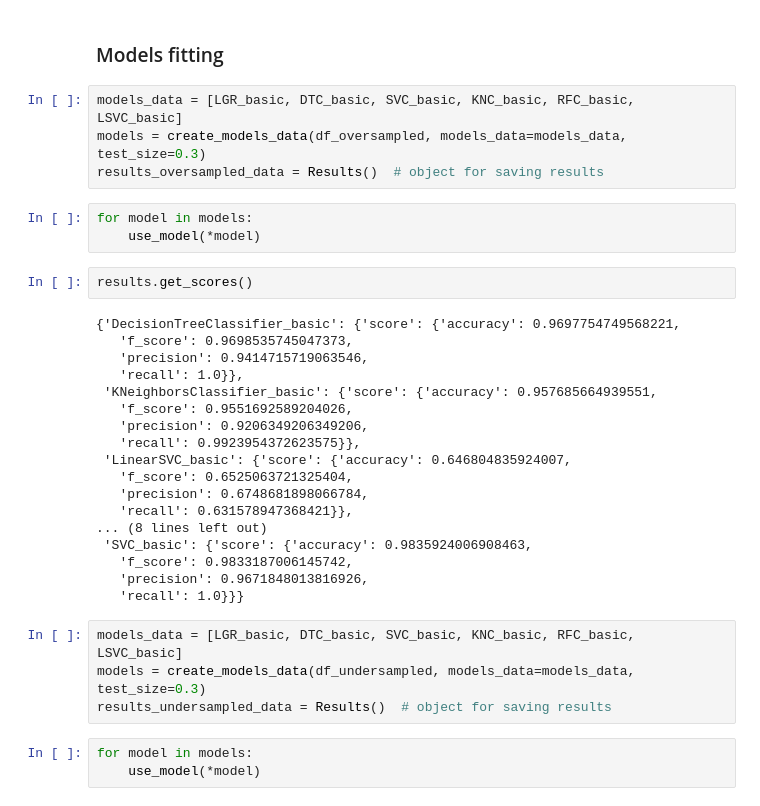
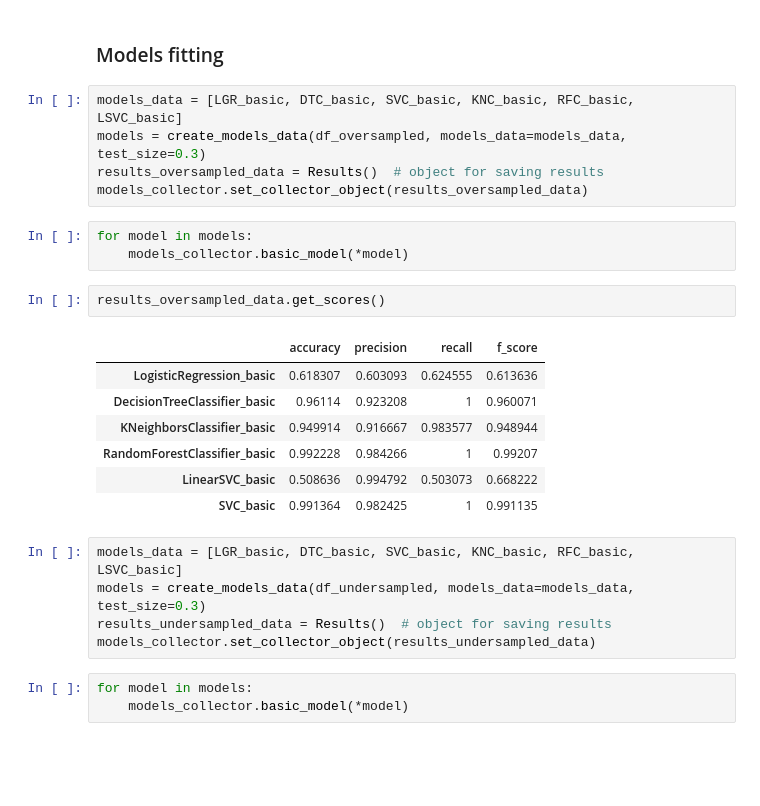
Before and after one commit to Belket/ResperatoryDeseaseClassification, a Jupyter notebook: Disease classification.ipynb, the cells around one changed output. Saved outputs shown, nothing was run; the diff lists cells and outputs as text; blank space fills up the shorter version.

```diff
--- a/Disease classification.ipynb
+++ b/Disease classification.ipynb
@@ -304,36 +324,28 @@ df_undersampled = pd.concat([df_minor, df_major_downsampled])
 models_data = [LGR_basic, DTC_basic, SVC_basic, KNC_basic, RFC_basic, LSVC_basic]
 models = create_models_data(df_oversampled, models_data=models_data, test_size=0.3)
 results_oversampled_data = Results()  # object for saving results
+models_collector.set_collector_object(results_oversampled_data)
 # %%
 for model in models:
-    use_model(*model)
+    models_collector.basic_model(*model)
 # %%
-results.get_scores()
+results_oversampled_data.get_scores()
 # %% [output]
-{'DecisionTreeClassifier_basic': {'score': {'accuracy': 0.9697754749568221,
-   'f_score': 0.9698535745047373,
-   'precision': 0.9414715719063546,
-   'recall': 1.0}},
- 'KNeighborsClassifier_basic': {'score': {'accuracy': 0.957685664939551,
-   'f_score': 0.9551692589204026,
-   'precision': 0.9206349206349206,
-   'recall': 0.9923954372623575}},
- 'LinearSVC_basic': {'score': {'accuracy': 0.646804835924007,
-   'f_score': 0.6525063721325404,
-   'precision': 0.6748681898066784,
-   'recall': 0.631578947368421}},
-... (8 lines left out)
- 'SVC_basic': {'score': {'accuracy': 0.9835924006908463,
-   'f_score': 0.9833187006145742,
-   'precision': 0.9671848013816926,
-   'recall': 1.0}}}
+|  | accuracy | precision | recall | f_score |
+| LogisticRegression_basic | 0.618307 | 0.603093 | 0.624555 | 0.613636 |
+| DecisionTreeClassifier_basic | 0.96114 | 0.923208 | 1 | 0.960071 |
+| KNeighborsClassifier_basic | 0.949914 | 0.916667 | 0.983577 | 0.948944 |
+| RandomForestClassifier_basic | 0.992228 | 0.984266 | 1 | 0.99207 |
+| LinearSVC_basic | 0.508636 | 0.994792 | 0.503073 | 0.668222 |
+| SVC_basic | 0.991364 | 0.982425 | 1 | 0.991135 |
 # %%
 models_data = [LGR_basic, DTC_basic, SVC_basic, KNC_basic, RFC_basic, LSVC_basic]
 models = create_models_data(df_undersampled, models_data=models_data, test_size=0.3)
 results_undersampled_data = Results()  # object for saving results
+models_collector.set_collector_object(results_undersampled_data)
 # %%
 for model in models:
-    use_model(*model)
+    models_collector.basic_model(*model)
 # %%
 results_undersampled_data.get_scores()
 # %% [output]
```
Also changed, not shown: parts of 16 cells of this notebook.
